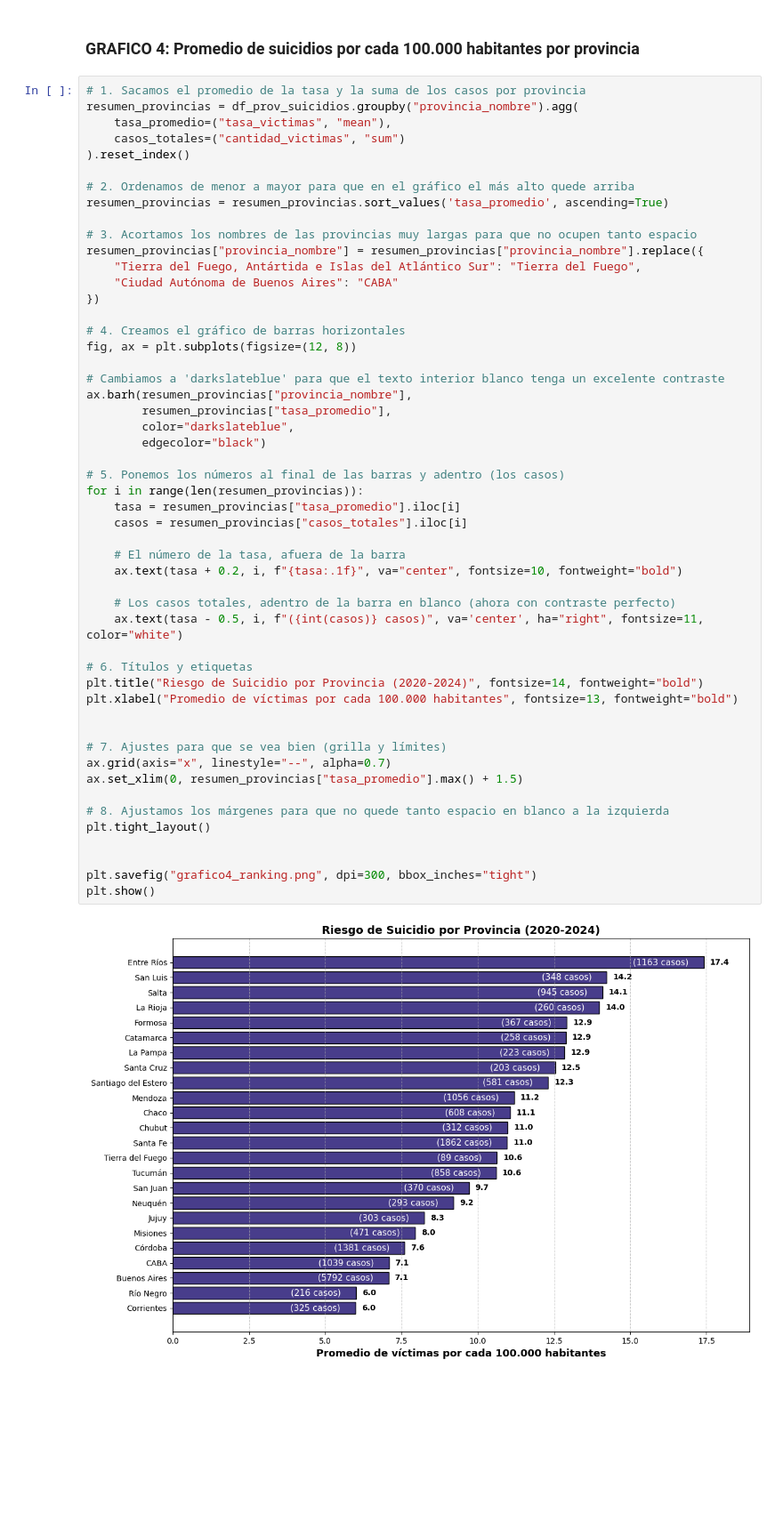
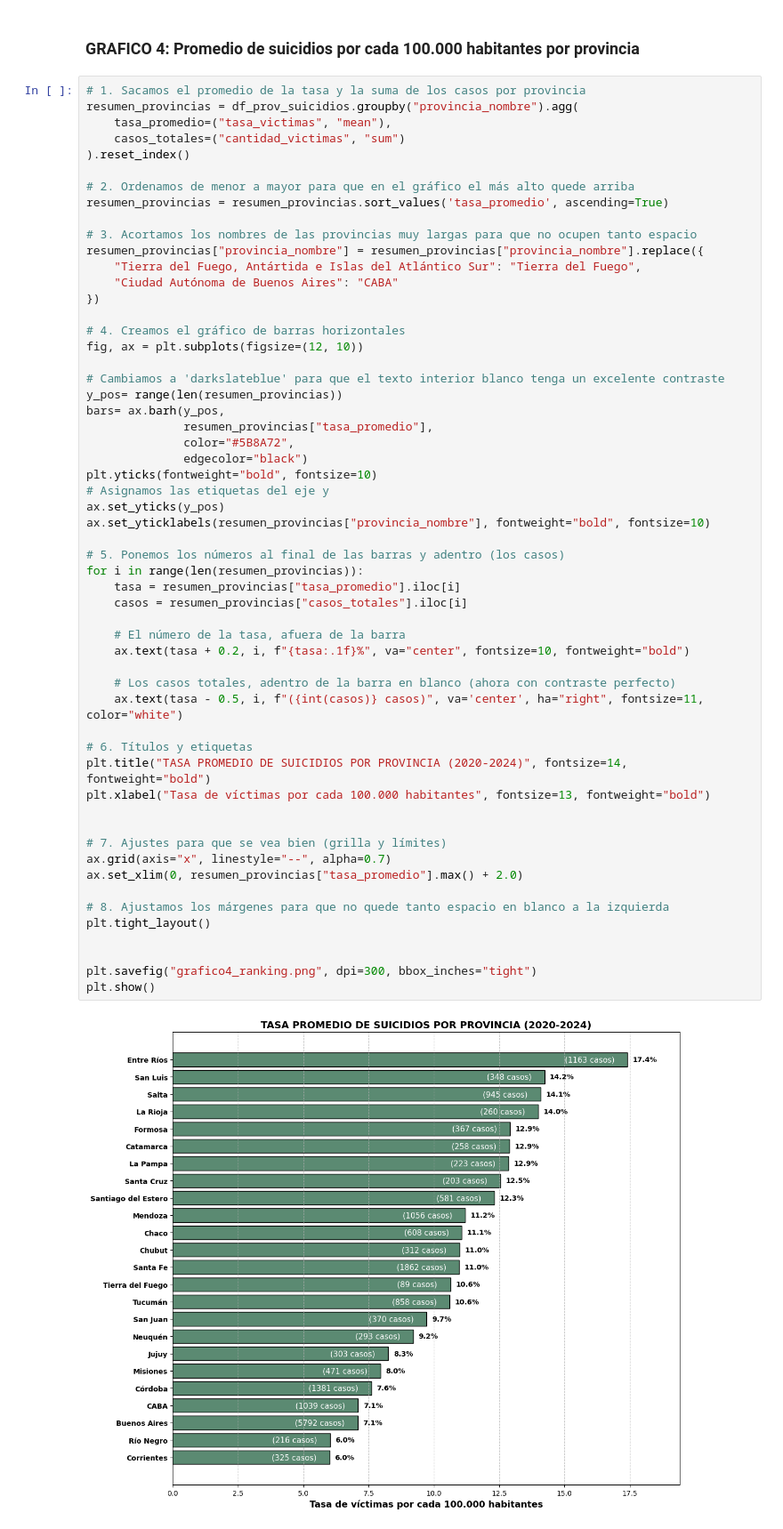
Before and after one commit to fce-laboratoriotp/tp-labo, a Jupyter notebook: AnálisisSuicidios2020-2024.ipynb, the cells around one changed output. Shown at 89% size. Drawn from its saved outputs; the diff is of its cells as text; blank space fills up the shorter version.

```diff
--- a/AnálisisSuicidios2020-2024.ipynb
+++ b/AnálisisSuicidios2020-2024.ipynb
@@ -1230,40 +1149,45 @@ resumen_provincias["provincia_nombre"] = resumen_provincias["provincia_nombre"].
     "Ciudad Autónoma de Buenos Aires": "CABA"
 })
 
 # 4. Creamos el gráfico de barras horizontales
-fig, ax = plt.subplots(figsize=(12, 8))
+fig, ax = plt.subplots(figsize=(12, 10))
 
 # Cambiamos a 'darkslateblue' para que el texto interior blanco tenga un excelente contraste
-ax.barh(resumen_provincias["provincia_nombre"],
-        resumen_provincias["tasa_promedio"],
-        color="darkslateblue",
-        edgecolor="black")
+y_pos= range(len(resumen_provincias))
+bars= ax.barh(y_pos,
+              resumen_provincias["tasa_promedio"],
+              color="#5B8A72",
+              edgecolor="black")
+plt.yticks(fontweight="bold", fontsize=10)
+# Asignamos las etiquetas del eje y
+ax.set_yticks(y_pos)
+ax.set_yticklabels(resumen_provincias["provincia_nombre"], fontweight="bold", fontsize=10)
 
 # 5. Ponemos los números al final de las barras y adentro (los casos)
 for i in range(len(resumen_provincias)):
     tasa = resumen_provincias["tasa_promedio"].iloc[i]
     casos = resumen_provincias["casos_totales"].iloc[i]
 
     # El número de la tasa, afuera de la barra
-    ax.text(tasa + 0.2, i, f"{tasa:.1f}", va="center", fontsize=10, fontweight="bold")
+    ax.text(tasa + 0.2, i, f"{tasa:.1f}%", va="center", fontsize=10, fontweight="bold")
 
     # Los casos totales, adentro de la barra en blanco (ahora con contraste perfecto)
     ax.text(tasa - 0.5, i, f"({int(casos)} casos)", va='center', ha="right", fontsize=11, color="white")
 
 # 6. Títulos y etiquetas
-plt.title("Riesgo de Suicidio por Provincia (2020-2024)", fontsize=14, fontweight="bold")
-plt.xlabel("Promedio de víctimas por cada 100.000 habitantes", fontsize=13, fontweight="bold")
+plt.title("TASA PROMEDIO DE SUICIDIOS POR PROVINCIA (2020-2024)", fontsize=14, fontweight="bold")
+plt.xlabel("Tasa de víctimas por cada 100.000 habitantes", fontsize=13, fontweight="bold")
 
 
 # 7. Ajustes para que se vea bien (grilla y límites)
 ax.grid(axis="x", linestyle="--", alpha=0.7)
-ax.set_xlim(0, resumen_provincias["tasa_promedio"].max() + 1.5)
+ax.set_xlim(0, resumen_provincias["tasa_promedio"].max() + 2.0)
 
 # 8. Ajustamos los márgenes para que no quede tanto espacio en blanco a la izquierda
 plt.tight_layout()
 
 
 plt.savefig("grafico4_ranking.png", dpi=300, bbox_inches="tight")
 plt.show()
 # %% [output]
-[figure, old version]
+[figure, new version]
```
Also changed, not shown: parts of 15 cells of this notebook.
